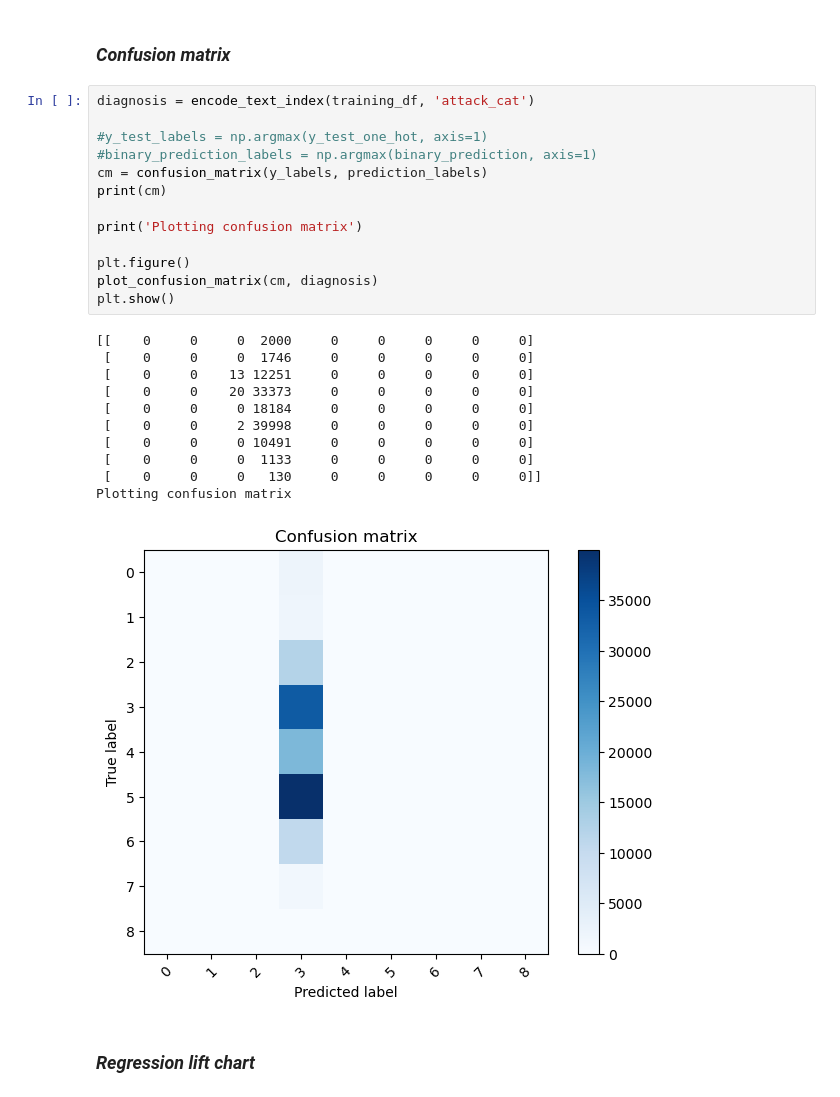
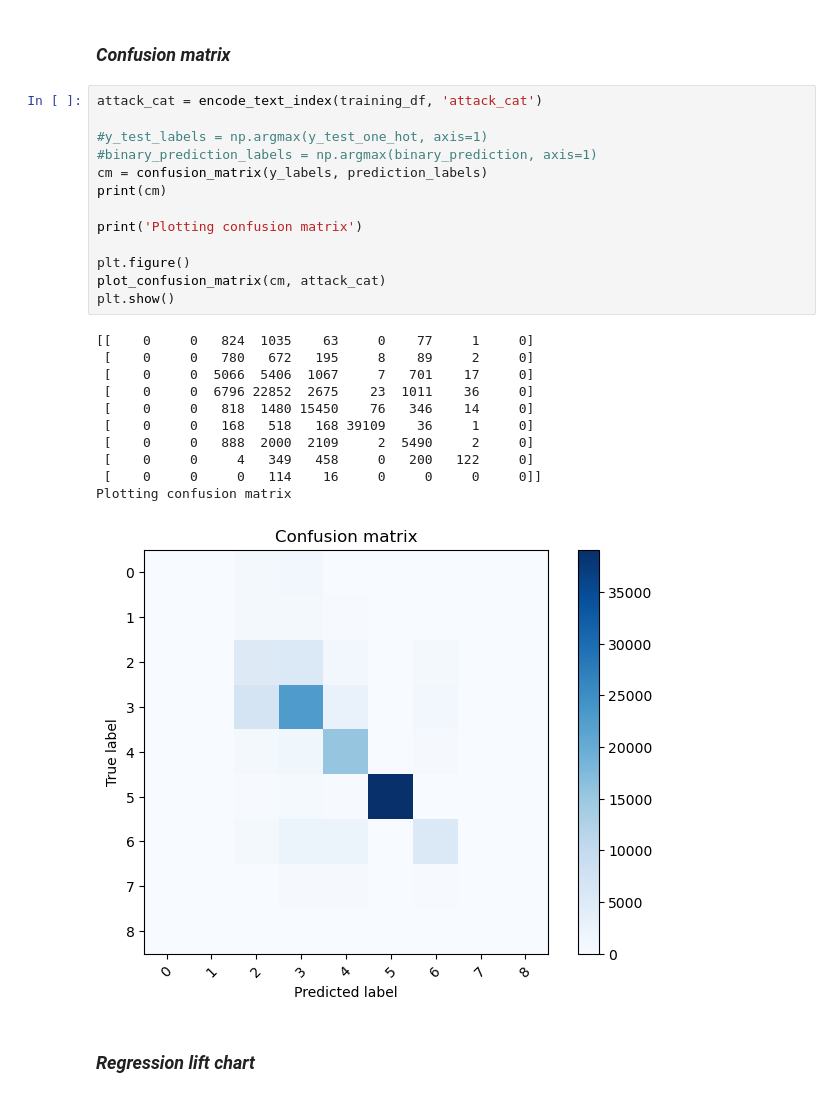
Before and after one commit to cdub-616/cyber_defense_attacks, a Jupyter notebook: additional_features.ipynb, the cells around one changed output. Cells and saved outputs as stored; diff of their text form.

```diff
--- a/additional_features.ipynb
+++ b/additional_features.ipynb
@@ -673,30 +677,30 @@ RMSE: 0.39504027366638184
 # %% [markdown]
 ### *Confusion matrix*
 # %%
-diagnosis = encode_text_index(training_df, 'attack_cat')
+attack_cat = encode_text_index(training_df, 'attack_cat')
 
 #y_test_labels = np.argmax(y_test_one_hot, axis=1)
 #binary_prediction_labels = np.argmax(binary_prediction, axis=1)
 cm = confusion_matrix(y_labels, prediction_labels)
 print(cm)
 
 print('Plotting confusion matrix')
 
 plt.figure()
-plot_confusion_matrix(cm, diagnosis)
+plot_confusion_matrix(cm, attack_cat)
 plt.show()
 # %% [output]
-[[    0     0     0  2000     0     0     0     0     0]
- [    0     0     0  1746     0     0     0     0     0]
- [    0     0    13 12251     0     0     0     0     0]
- [    0     0    20 33373     0     0     0     0     0]
- [    0     0     0 18184     0     0     0     0     0]
- [    0     0     2 39998     0     0     0     0     0]
- [    0     0     0 10491     0     0     0     0     0]
- [    0     0     0  1133     0     0     0     0     0]
- [    0     0     0   130     0     0     0     0     0]]
+[[    0     0   824  1035    63     0    77     1     0]
+ [    0     0   780   672   195     8    89     2     0]
+ [    0     0  5066  5406  1067     7   701    17     0]
+ [    0     0  6796 22852  2675    23  1011    36     0]
+ [    0     0   818  1480 15450    76   346    14     0]
+ [    0     0   168   518   168 39109    36     1     0]
+ [    0     0   888  2000  2109     2  5490     2     0]
+ [    0     0     4   349   458     0   200   122     0]
+ [    0     0     0   114    16     0     0     0     0]]
 Plotting confusion matrix
-[figure, old version]
+[figure, new version]
 # %% [markdown]
 ### *Regression lift chart*
 # %%
```
Also changed, not shown: parts of 6 cells of this notebook, 4 other files.
